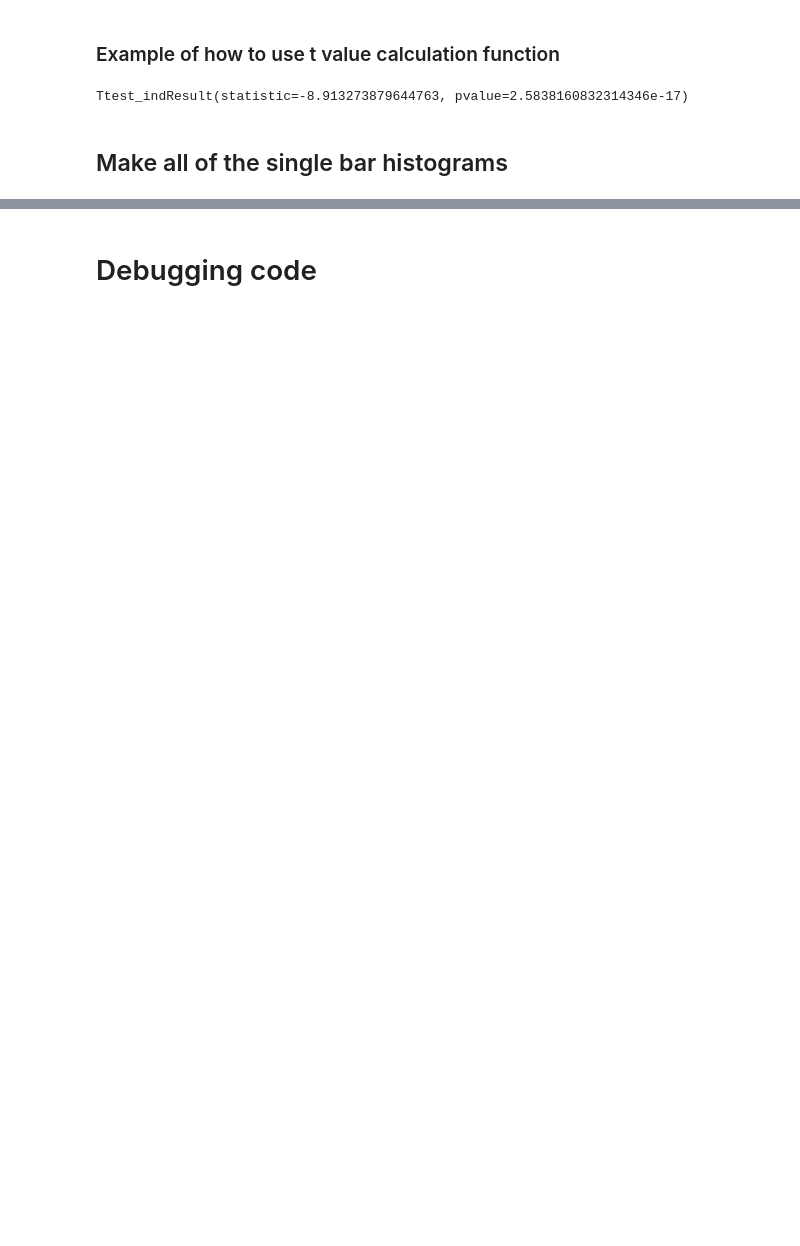
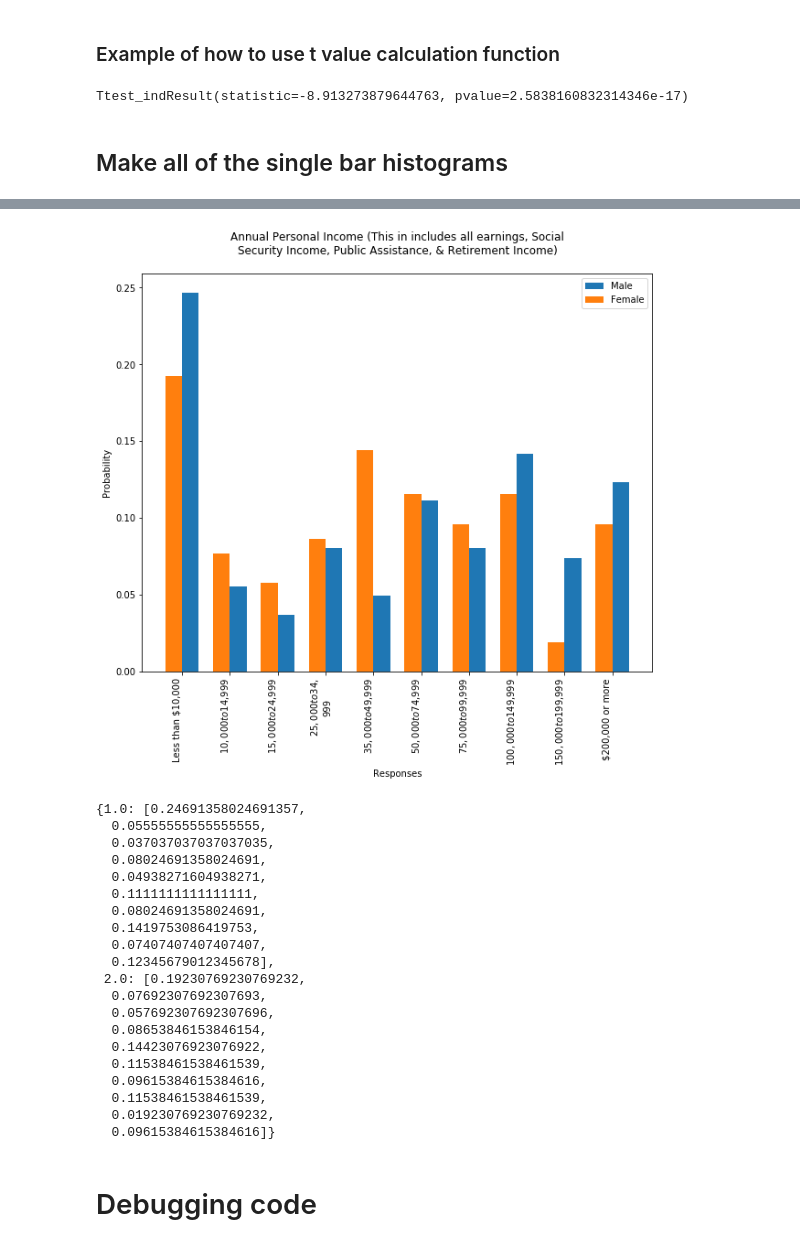
Before and after one commit to hwright-ucsb/ethics_study, a Jupyter notebook: notebooks/Analysis.ipynb, the cells around one changed output, grey strips where cells are left out. Drawn from its saved outputs; the diff is of its cells as text; code cells hidden in the pictures; blank space fills up the shorter version.

```diff
--- a/notebooks/Analysis.ipynb
+++ b/notebooks/Analysis.ipynb
@@ -111,6 +114,25 @@ def convert_data_types(df):
         except:
             #this doesnt seem to be working? (dont know if it matters)
             df[df.columns[i]] = df[df.columns[i]].astype(str)
+# %%
+def create_short_question_text(questions):
+
+    short_questions = {}
+    for k,v in questions.items():
+        s = v.split()
+        tmp = ""
+        for t in s:
+            if t.isupper() and len(t)>1:
+                tmp = tmp + " " + t
+            elif any(map(str.isdigit, t)):
+                tmp = tmp + " " + t
+                break
+            else:
+                break
+        short_questions[k] = tmp
+
+
+    return short_questions
 # %%
 def generate_x_axis_labels_hist(x_title, text_mapping, include_non_answers):
 
@@ -374,2 +564,27 @@ for t in my_keys:
+# %%
+create_multi_histogram(data, 'I02', 'I07', column_mapping, text_mapping, prob=True, include_non_answers=False,
+                           show_mean=False, show_full_title=True, short_titles=short_question_text)
+# %% [output]
+[figure, added]
+{1.0: [0.24691358024691357,
+  0.05555555555555555,
+  0.037037037037037035,
+  0.08024691358024691,
+  0.04938271604938271,
+  0.1111111111111111,
+  0.08024691358024691,
+  0.1419753086419753,
+  0.07407407407407407,
+  0.12345679012345678],
+ 2.0: [0.19230769230769232,
+  0.07692307692307693,
+  0.057692307692307696,
+  0.08653846153846154,
+  0.14423076923076922,
+  0.11538461538461539,
+  0.09615384615384616,
+  0.11538461538461539,
+  0.019230769230769232,
+  0.09615384615384616]}
 # %% [markdown]
 # Debugging code
```
Also changed, not shown: parts of 57 cells of this notebook, 5 other files.
